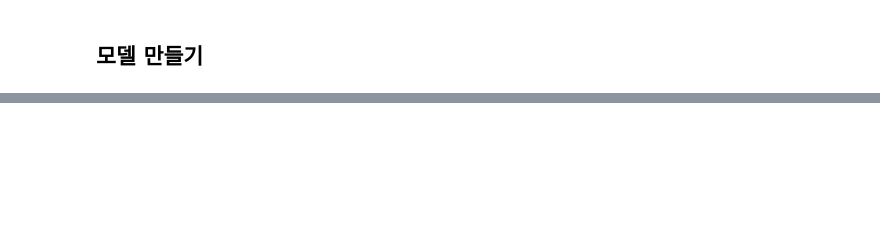
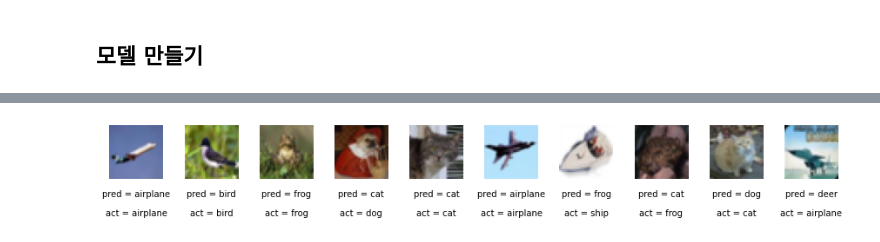
Before and after one commit to Nayoung7/PythonStudy, a Jupyter notebook: 미술관에 GAN 딥러닝/2-1. 딥러닝 심층신경망.ipynb, the cells around one changed output, grey strips where cells are left out. Cells and saved outputs as stored; diff of their text form; code cells hidden in the pictures; blank space fills up the shorter version.

```diff
--- a/미술관에 GAN 딥러닝/2-1. 딥러닝 심층신경망.ipynb
+++ b/미술관에 GAN 딥러닝/2-1. 딥러닝 심층신경망.ipynb
@@ -86,0 +136,15 @@ model = Model(input_layer, output_layer)
+# %%
+# 1. 네트워크의 가중치를 작고 랜덤한 수로 초기화한 뒤 연속 된 훈련 스텝 수행
+# 2. 훈련 스텝마다 배치사이즈의 갯수로 할당된 이미지가 한 이미지 배치가되고 네트워크를 통과하고 오차가 역전파되어 가중치를 업데이트함
+    # - 배치 크기가 클수록 가중치를 업데이트하는 계산은 안정적이지만 각 훈련 스텝의 속도는 느려짐
+    # - 일반적으로 32에서 256사이의 배치 크기를 사용함. 요즘엔 훈련이 진행됨에 따라 배치 크기를 증가시키는 것이 권장됨
+# 3. 위의 과정이 데이터셋의 모든 샘플이 사용될 때까지 계속됨.이것이 완료되면 첫 번째 에폭이 됨
+# 4. 데이터는 이제 다시 두번째 에폭을 위해 뱇 ㅣ로 나뉘어 네트워크에 전달됨 >> 지정한 횟수의 에폭만큼 1~4번 계속 반복
+
+with tf.device('/GPU:0'):
+    model.fit(X_train,  # 원본 이미지 데이터
+             y_train,  # 원-핫 인코딩된 클래스 레이블
+             batch_size = 32,  # batch_size : 훈련 스텝마다 네트워크에 전달될 샘플의 개수를 결정
+             epochs = 10,  # epochs : 네트워크가 전체 훈련 데이터에 대해 반복하여 훈련할 횟수
+             shuffle = True  # shuffle = True : 훈련 스텝마다 배치를 훈련 데이터에서 중복을 허용하지 않고 랜덤하게 추출
+             )
@@ -86,0 +181,8 @@ model = Model(input_layer, output_layer)
+# %%
+# predict : 테스트 세트에 대한 예측 결과 확인해보기
+CLASSES = np.array(['airplane', 'automobile', 'bird', 'cat', 'deer', 'dog', 'frog', 'horse', 'ship', 'truck'])
+
+# np.argmax() : 최대값에 해당하는 index 값 찾기
+preds = model.predict(X_test)  # preds는 [10000,10] 크기의 배열. 10000개의 샘플마다 10개의 클래스 확률을 담은 벡터
+preds_single = CLASSES[np.argmax(preds, axis = -1)]  # argmax 함수를 사용해 예측 결과로 바꿈. axis = -1 : 클래스(마지막) 차원으로 배열을 압축하라는 뜻. 크기 : [10000, 1]
+actual_single = CLASSES[np.argmax(y_test, axis = -1)]
@@ -86,0 +191,19 @@ model = Model(input_layer, output_layer)
+# %%
+# 이미지와 예측값, 실제 레이블 출력하기
+# np.random.choice(A,B) : 0부터 A까지 수 중에서 B개 랜덤으로 뽑기
+
+n_to_show = 10
+indices = np.random.choice(range(len(X_test)),n_to_show)
+
+fig = plt.figure(figsize=(15,3))
+fig.subplots_adjust(hspace = 0.4, wspace = 0.4)
+
+for i, idx in enumerate(indices):
+    img = X_test[idx]
+    ax = fig.add_subplot(1, n_to_show, i+1)
+    ax.axis('off')
+    ax.text(0.5, -0.35, 'pred = ' + str(preds_single[idx]), fontsize=10, ha='center', transform=ax.transAxes)
+    ax.text(0.5, -0.7, 'act = ' + str(actual_single[idx]), fontsize=10, ha='center', transform=ax.transAxes)
+    ax.imshow(img)
+# %% [output]
+[figure, added]
```
Also changed, not shown: parts of 13 cells of this notebook.
